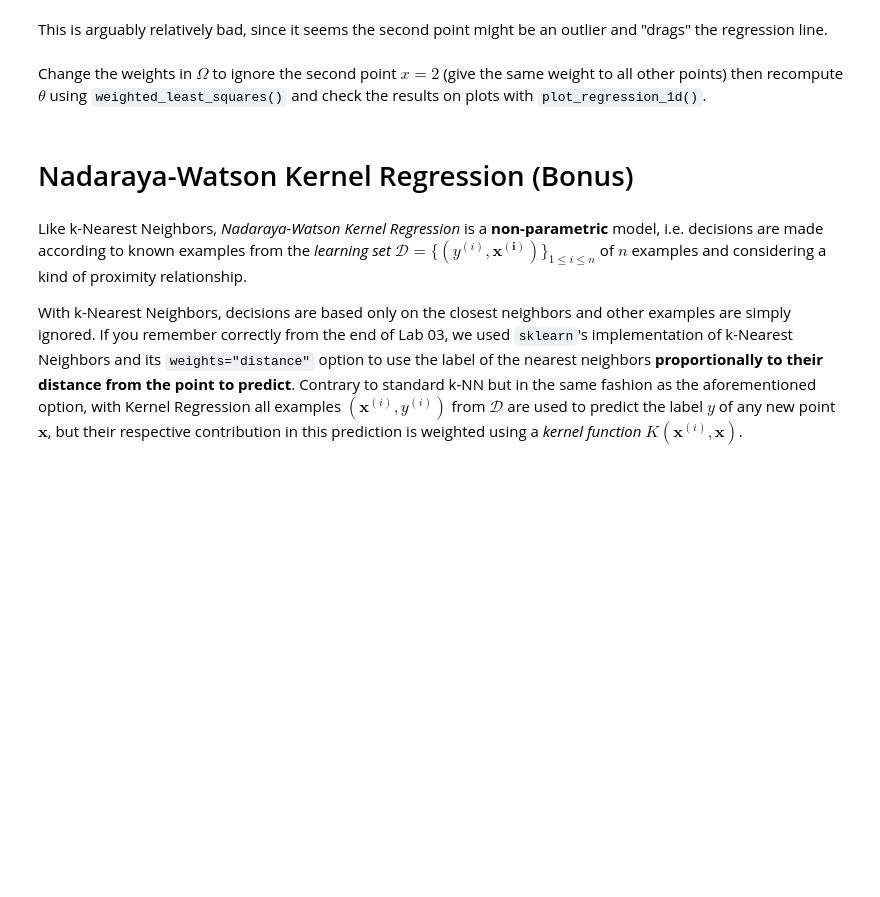
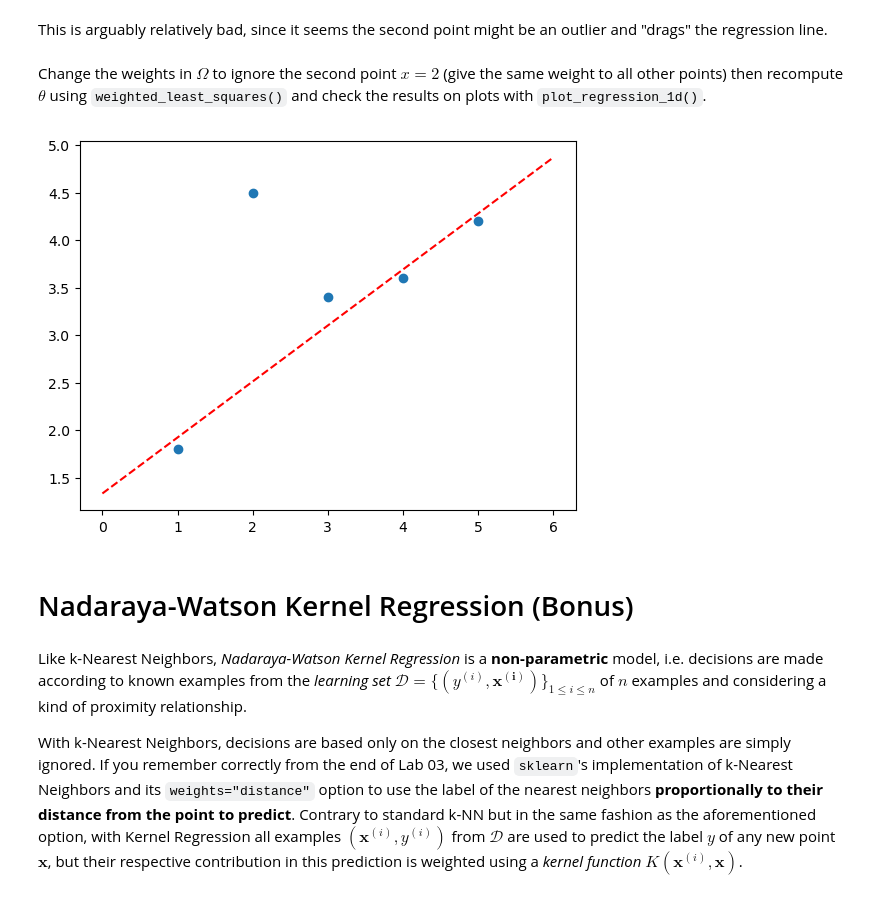
Before and after one commit to raulandrei00/Polytechnique_L2, a Jupyter notebook: machine_learning/lab4/lab_session_04.ipynb, the cells around one changed output. Drawn from its saved outputs; the diff is of its cells as text; code cells hidden in the pictures; blank space fills up the shorter version.

```diff
--- a/machine_learning/lab4/lab_session_04.ipynb
+++ b/machine_learning/lab4/lab_session_04.ipynb
@@ -681,10 +681,12 @@ This is arguably relatively bad, since it seems the second point might be an out
 # %% [markdown]
 Change the weights in $\Omega$ to ignore the second point $x = 2$ (give the same weight to all other points) then recompute $\theta$ using `weighted_least_squares()` and check the results on plots with `plot_regression_1d()`.
 # %%
-Omega =
+Omega = np.diag([1, 0, 1, 1, 1])
 
 theta = weighted_least_squares(X, Omega, y)
 plot_regression_1d(X, y, theta, x_min=0, x_max=6)
+# %% [output]
+[figure, added]
 # %%
 assert len(theta) == 2
 # %% [markdown]
```
Also changed, not shown: parts of 10 cells of this notebook.
